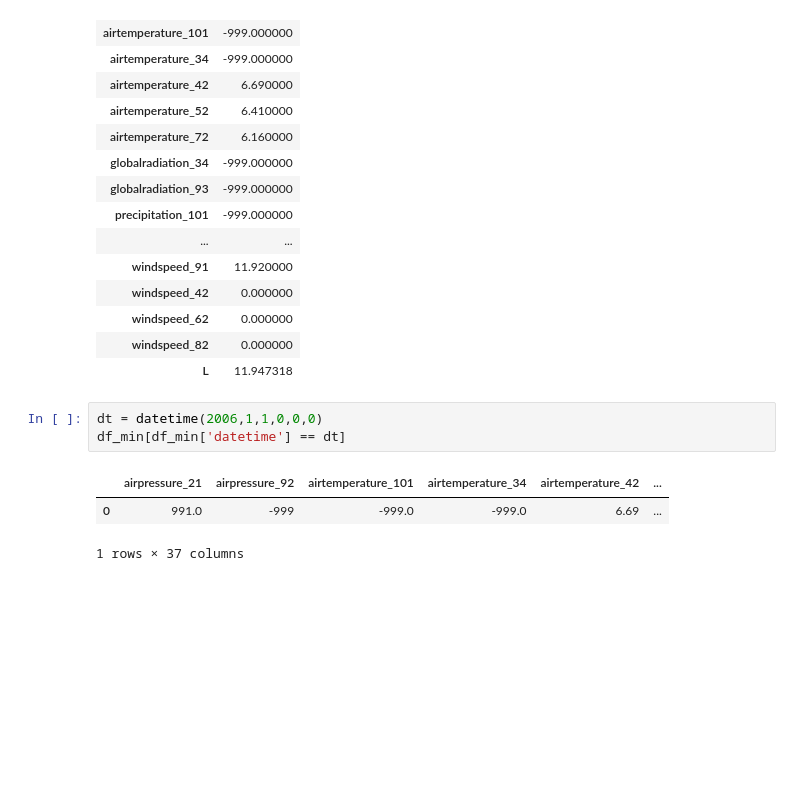
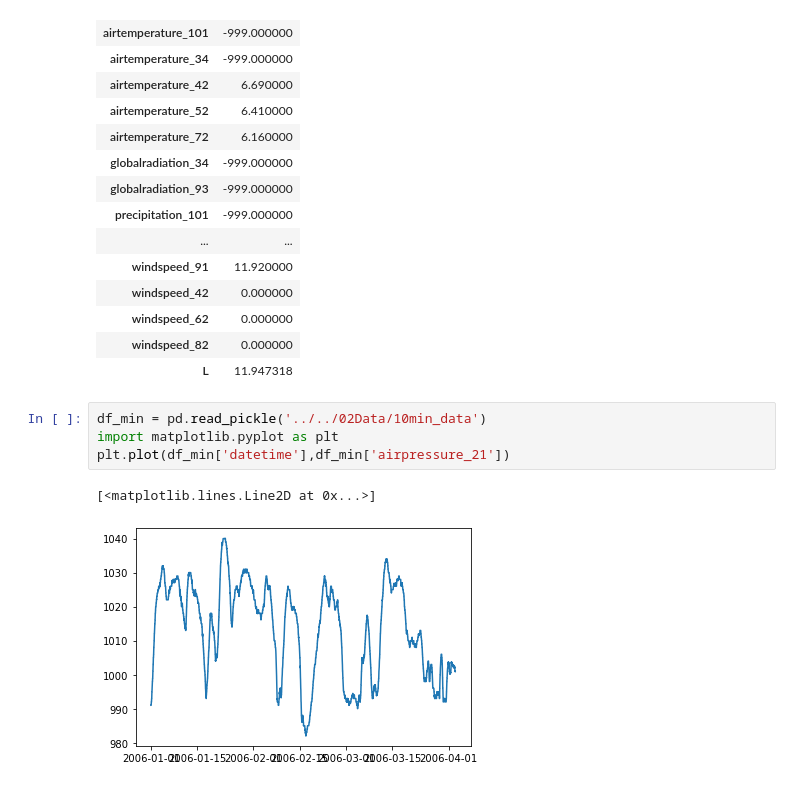
Before and after one commit to andreukalu/2D_obukhov, a Jupyter notebook: read_fino1.ipynb, the cells around one changed output. Drawn from its saved outputs; the diff is of its cells as text; blank space fills up the shorter version.

```diff
--- a/read_fino1.ipynb
+++ b/read_fino1.ipynb
@@ -209,9 +242,9 @@ See the caveats in the documentation: https://pandas.pydata.org/pandas-docs/stab
 | windspeed_82 | 0.000000 |
 | L | 11.947318 |
 # %%
-dt = datetime(2006,1,1,0,0,0)
-df_min[df_min['datetime'] == dt]
+df_min = pd.read_pickle('../../02Data/10min_data')
+import matplotlib.pyplot as plt
+plt.plot(df_min['datetime'],df_min['airpressure_21'])
 # %% [output]
-|  | airpressure_21 | airpressure_92 | airtemperature_101 | airtemperature_34 | airtemperature_42 | ... |
-| 0 | 991.0 | -999 | -999.0 | -999.0 | 6.69 | ... |
-1 rows × 37 columns
+[<matplotlib.lines.Line2D at 0x...>]
+[figure, added]
```
Also changed, not shown: parts of 3 cells of this notebook, 2 other files.
